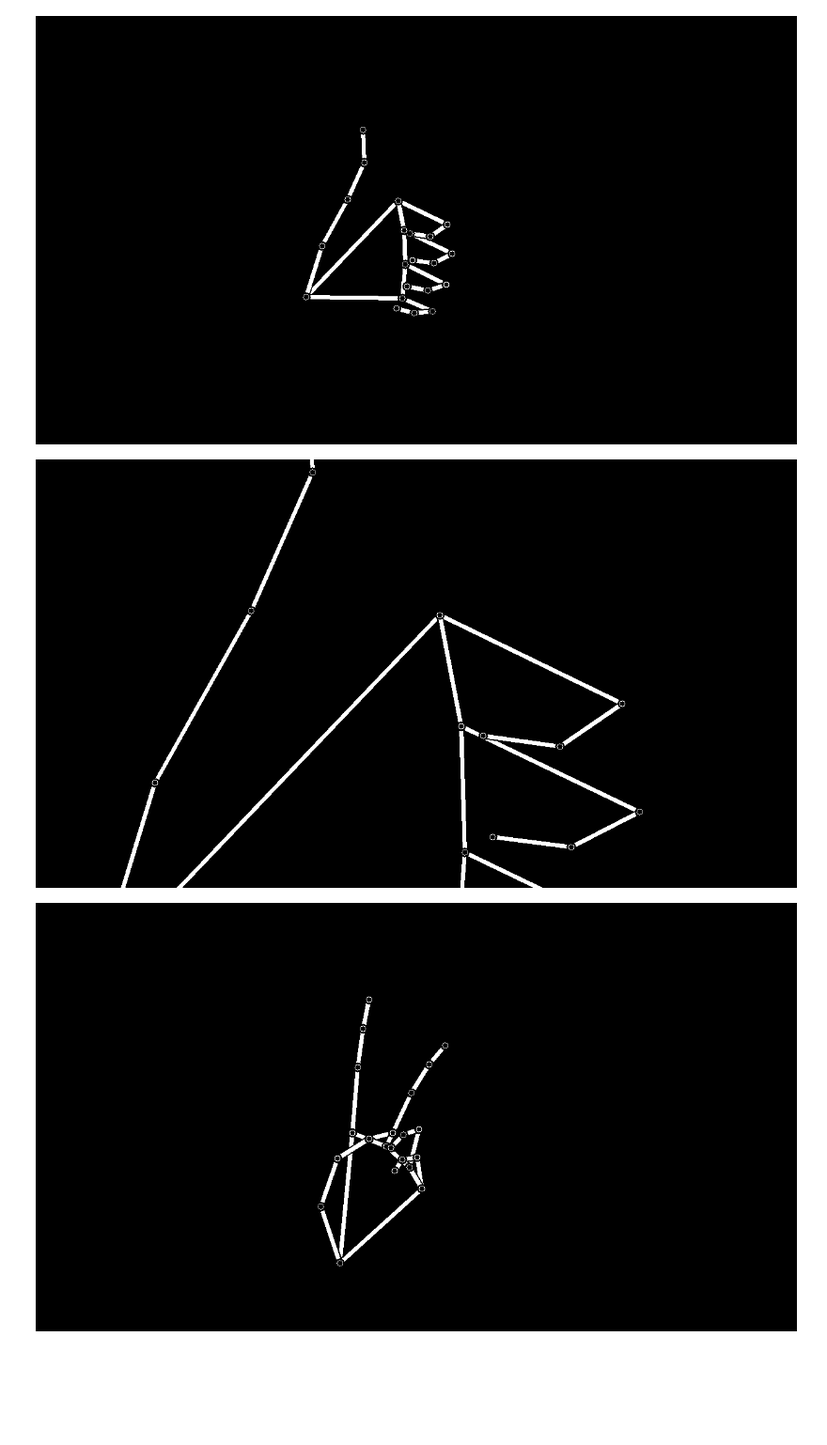
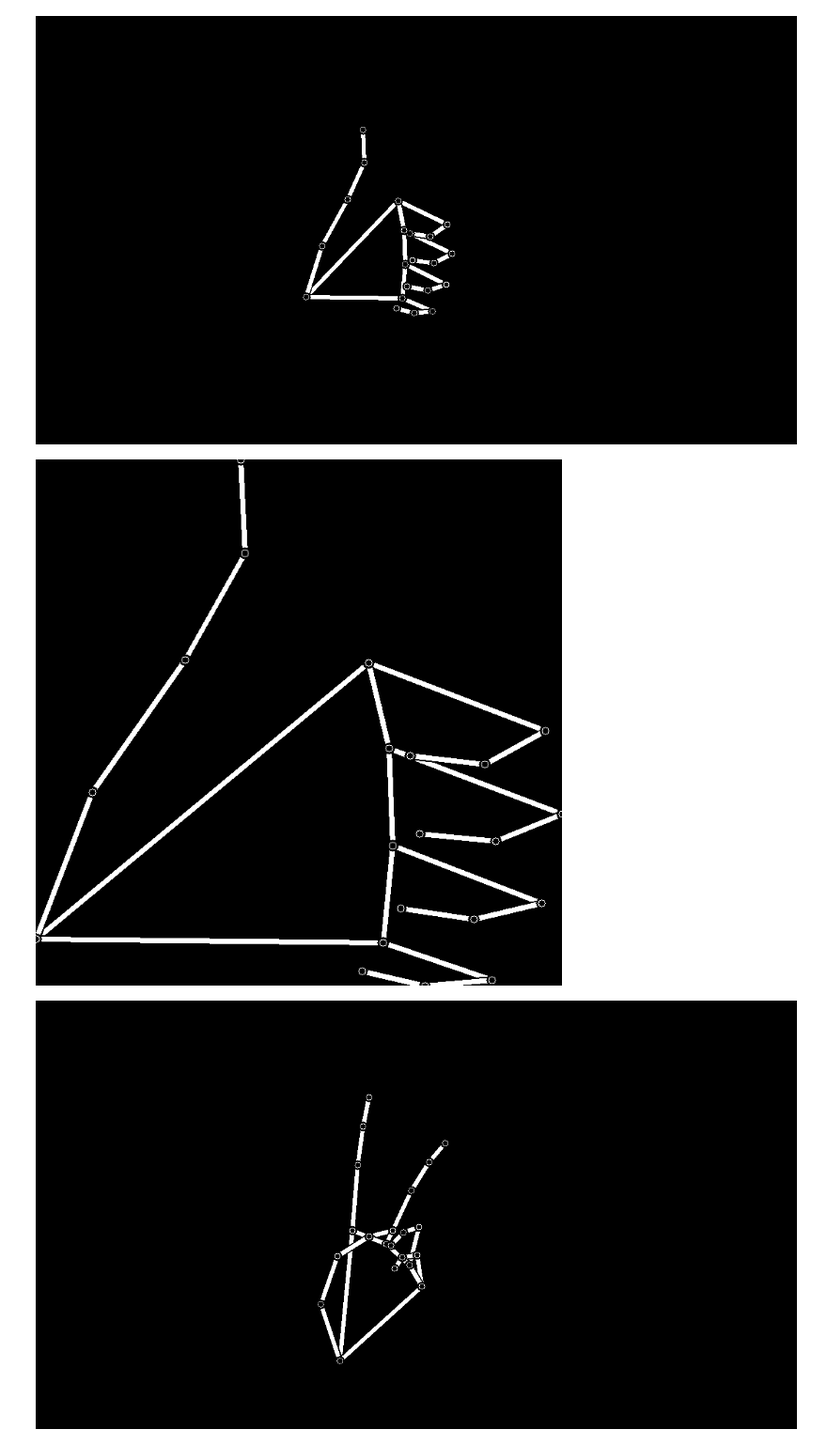
Before and after one commit to andrew264/palm-control, a Jupyter notebook: notebooks/test_normalization.ipynb, the cells around one changed output. Shown: that part at 94% size. Cells and saved outputs as stored; diff of their text form; code cells hidden in the pictures; blank space fills up the shorter version.

```diff
--- a/notebooks/test_normalization.ipynb
+++ b/notebooks/test_normalization.ipynb
@@ -7,10 +7,12 @@ from utils import draw_landmarks_on_image
 WIDTH, HEIGHT = 1280, 720
 # %%
 def normalize_landmarks(hand_landmarks: np.ndarray) -> np.ndarray:
-    flattened_hand_landmarks = hand_landmarks.flatten()
-    mean = np.mean(flattened_hand_landmarks)
-    std_dev = np.std(flattened_hand_landmarks)
-    return (hand_landmarks - mean) / std_dev
+    normalized_hand_landmarks = np.copy(hand_landmarks)
+    for axis in range(3):
+        min_val = np.min(hand_landmarks[:, axis])
+        max_val = np.max(hand_landmarks[:, axis])
+        normalized_hand_landmarks[:, axis] = (hand_landmarks[:, axis] - min_val) / (max_val - min_val)
+    return normalized_hand_landmarks
 # %%
 # thumbs up
 landmarks = [0.35533082485198975, 0.6564074754714966, -2.8033653620695986e-07, 0.3760698735713959, 0.5366362929344177, -0.0006140012992545962, 0.4098513126373291, 0.4288856089115143, -0.012530672363936901, 0.4314376711845398, 0.3418208658695221, -0.025518521666526794, 0.4298466145992279, 0.2656515836715698, -0.035403527319431305, 0.47643208503723145, 0.4315398335456848, -0.020241491496562958, 0.5407770276069641, 0.4868505597114563, -0.03159497678279877, 0.5186852812767029, 0.5139272212982178, -0.036152709275484085, 0.49170711636543274, 0.5069488286972046, -0.03960372507572174, 0.4839446246623993, 0.5011927485466003, -0.03113446943461895, 0.5468834638595581, 0.5546752214431763, -0.03294254094362259, 0.5227102041244507, 0.5767126679420471, -0.02781817689538002, 0.4950627386569977, 0.5703692436218262, -0.027935119345784187, 0.485193133354187, 0.5800006985664368, -0.04157782718539238, 0.5396433472633362, 0.6268636584281921, -0.04040025174617767, 0.5149098634719849, 0.6403869986534119, -0.027082422748208046, 0.48809614777565, 0.6312093734741211, -0.022718509659171104, 0.48180699348449707, 0.6592884063720703, -0.05248719081282616, 0.5215261578559875, 0.6895438432693481, -0.048782095313072205, 0.4970412850379944, 0.6940376162528992, -0.0353999100625515, 0.4740889072418213, 0.6822585463523865, -0.027899114415049553]
@@ -23,11 +25,11 @@ IPython.display.display(Image.fromarray(frame))
 [figure]
 # %%
 normalized_landmarks = normalize_landmarks(landmarks)
-frame = np.zeros((HEIGHT, WIDTH, 3), dtype=np.uint8)
+frame = np.zeros((HEIGHT, HEIGHT, 3), dtype=np.uint8)
 frame = draw_landmarks_on_image(frame, normalized_landmarks)
 IPython.display.display(Image.fromarray(frame))
 # %% [output]
-[figure, old version]
+[figure, new version]
 # %%
 # peace
 landmarks = [0.3996416926383972, 0.8413947820663452, 3.581182284051465e-07, 0.37495410442352295, 0.7088689804077148, 0.006695433519780636, 0.3964425325393677, 0.595902144908905, 0.009547620080411434, 0.4379405975341797, 0.5500255823135376, 0.010947623290121555, 0.4693464934825897, 0.5369591116905212, 0.012689052149653435, 0.41608479619026184, 0.5367227792739868, -0.008178960531949997, 0.42339926958084106, 0.384441614151001, -0.014541585929691792, 0.430178165435791, 0.2937583029270172, -0.017104003578424454, 0.4379025399684906, 0.22585943341255188, -0.018291667103767395, 0.46063971519470215, 0.5693675875663757, -0.014050980098545551, 0.49313512444496155, 0.4442290961742401, -0.01715371198952198, 0.5165508985519409, 0.37713685631752014, -0.017738977447152138, 0.5377882122993469, 0.3325599133968353, -0.017881829291582108, 0.49112242460250854, 0.6179909110069275, -0.01814105361700058, 0.5034812092781067, 0.5287481546401978, -0.021909624338150024, 0.48333126306533813, 0.5404998660087585, -0.01794051006436348, 0.4671288728713989, 0.5711888670921326, -0.012892799451947212, 0.5075646638870239, 0.6675828099250793, -0.02160152979195118, 0.5010015368461609, 0.5938652157783508, -0.024522799998521805, 0.48198196291923523, 0.5992310643196106, -0.017849650233983994, 0.4714977443218231, 0.6254611611366272, -0.010133002884685993]
```
Also changed, not shown: parts of 1 cell of this notebook, 4 other files.
